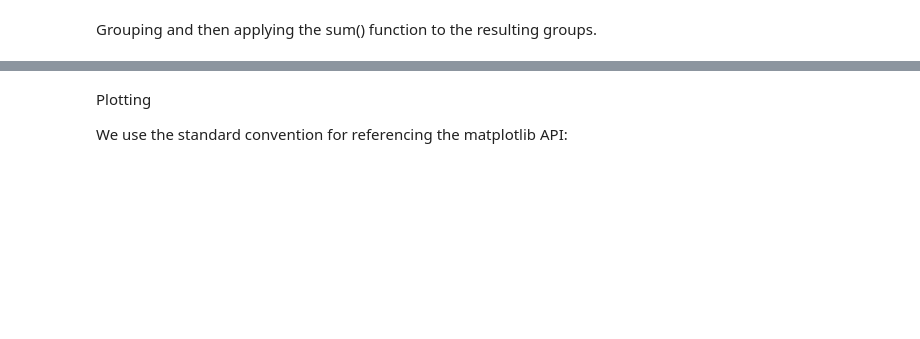
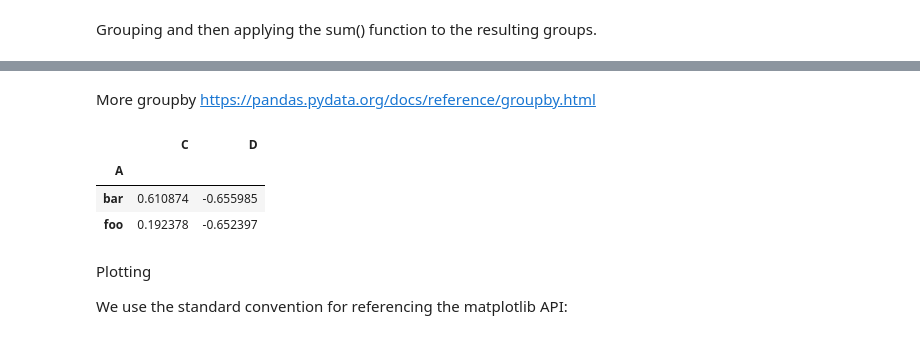
Before and after one commit to fangjin/STAT1129, a Jupyter notebook: Json/Pandas3.ipynb, the cells around one changed output, grey strips where cells are left out. Saved outputs shown, nothing was run; the diff lists cells and outputs as text; code cells hidden in the pictures; blank space fills up the shorter version.

Commit message:
update pandas3

```diff
--- a/Json/Pandas3.ipynb
+++ b/Json/Pandas3.ipynb
@@ -182,3 +198,13 @@ df.groupby("A").sum()
+# %% [markdown]
+More groupby
+https://pandas.pydata.org/docs/reference/groupby.html
+# %%
+df.groupby("A").mean()
+# %% [output]
+|  | C | D |
+| A |  |  |
+| bar | 0.610874 | -0.655985 |
+| foo | 0.192378 | -0.652397 |
 # %% [markdown]
 Plotting
 
```
Also changed, not shown: parts of 21 cells of this notebook.
